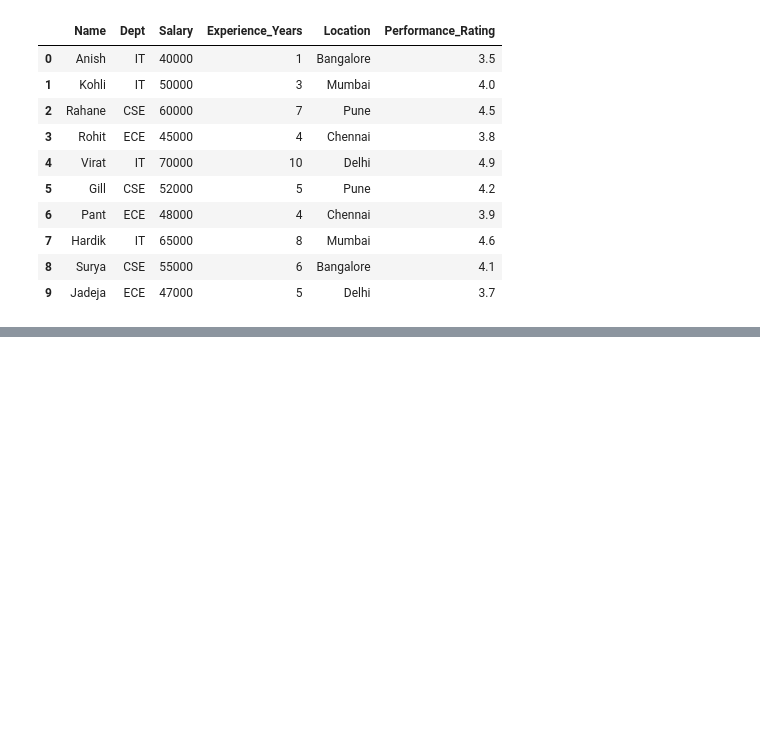
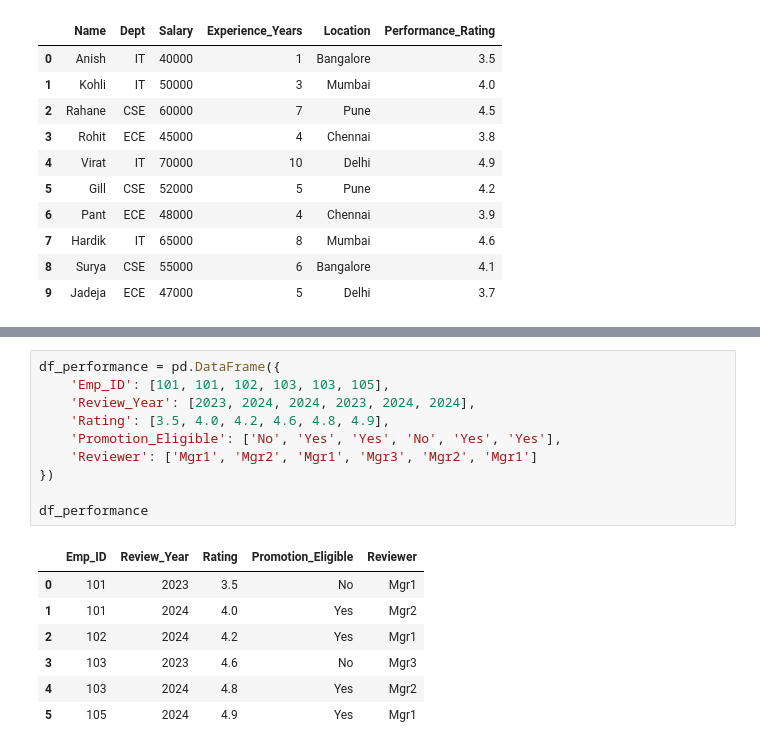
Before and after one commit to mjani192003/numpy_and_pandas_prac, a Jupyter notebook: pandas.ipynb, the cells around one changed output, grey strips where cells are left out. Drawn from its saved outputs; the diff is of its cells as text; blank space fills up the shorter version.

```diff
--- a/pandas.ipynb
+++ b/pandas.ipynb
@@ -65,0 +137,18 @@ data.iloc[3:5]
+# %%
+df_performance = pd.DataFrame({
+    'Emp_ID': [101, 101, 102, 103, 103, 105],
+    'Review_Year': [2023, 2024, 2024, 2023, 2024, 2024],
+    'Rating': [3.5, 4.0, 4.2, 4.6, 4.8, 4.9],
+    'Promotion_Eligible': ['No', 'Yes', 'Yes', 'No', 'Yes', 'Yes'],
+    'Reviewer': ['Mgr1', 'Mgr2', 'Mgr1', 'Mgr3', 'Mgr2', 'Mgr1']
+})
+
+df_performance
+# %% [output]
+|  | Emp_ID | Review_Year | Rating | Promotion_Eligible | Reviewer |
+| 0 | 101 | 2023 | 3.5 | No | Mgr1 |
+| 1 | 101 | 2024 | 4.0 | Yes | Mgr2 |
+| 2 | 102 | 2024 | 4.2 | Yes | Mgr1 |
+| 3 | 103 | 2023 | 4.6 | No | Mgr3 |
+| 4 | 103 | 2024 | 4.8 | Yes | Mgr2 |
+| 5 | 105 | 2024 | 4.9 | Yes | Mgr1 |
```
Also changed, not shown: parts of 16 cells of this notebook.
